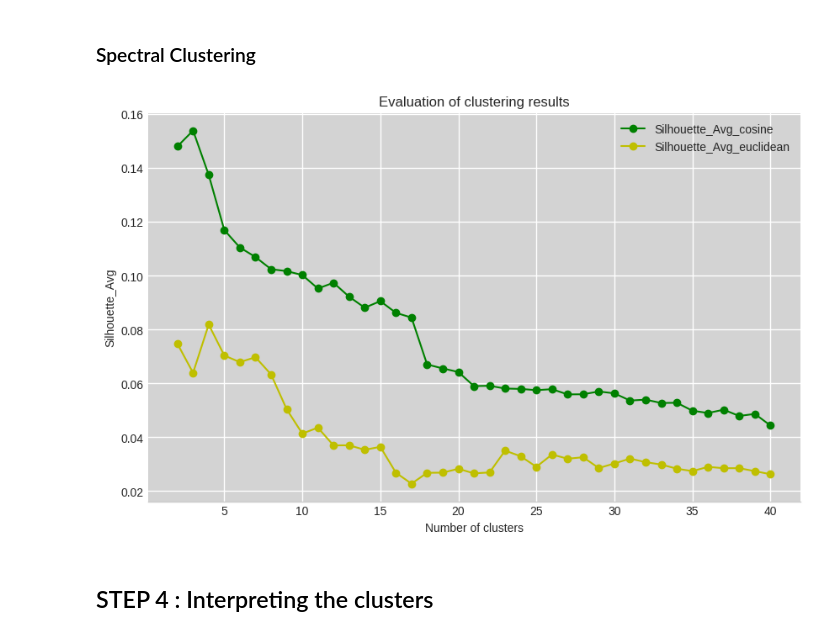
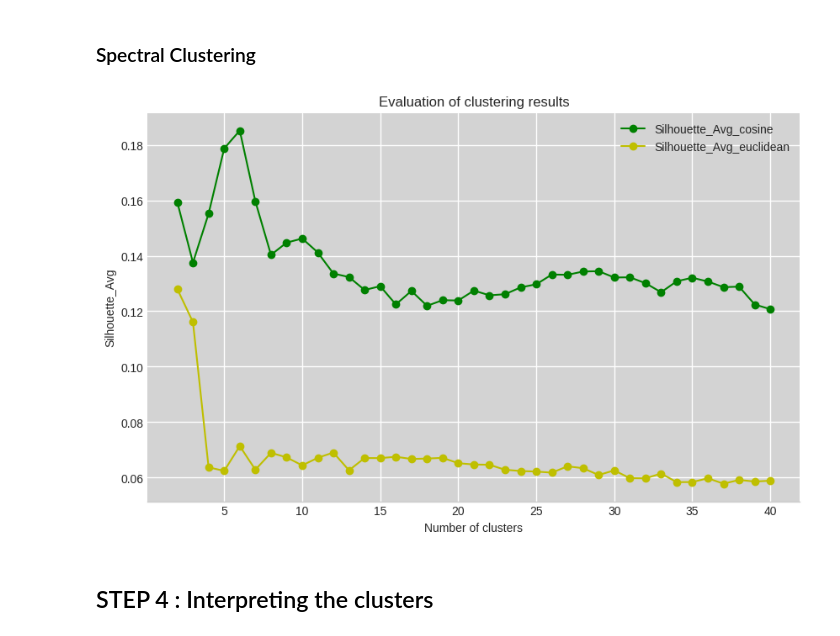
Before and after one commit to Geunhyeong-Han/shs-literature-text-mining, a Jupyter notebook: main.ipynb, the cells around one changed output. Cells and saved outputs as stored; diff of their text form; code cells hidden in the pictures.

```diff
--- a/main.ipynb
+++ b/main.ipynb
@@ -533,9 +512,6 @@ from collections import defaultdict
 # memory issue
 tfidf_matrix = tfidf_matrix.astype('float32')
 tfidf_matrix_transposed = tfidf_matrix.T.toarray()
-
-union_keywords_set = None
-intersection_keywords_set = None
 
 keyword_frequency = defaultdict(int)
 
@@ -559,27 +535,4 @@ for i in range(10):
 
     print((df_clustered_keywords['cluster'].value_counts()))
     print(f"{i + 1}번째 시행 클러스터 속 데이터 갯수:", len(max_data_pointer_cluster))
-
-    if i == 0:
-        union_keywords_set=set(max_data_pointer_cluster)
-        intersection_keywords_set=set(max_data_pointer_cluster)
-
-    else:
-        union_keywords_set=union_keywords_set.union(set(max_data_pointer_cluster))
-        intersection_keywords_set=intersection_keywords_set.intersection(set(max_data_pointer_cluster))
-
-extract_union_list = list(union_keywords_set)
-extract_intersection_list = list(intersection_keywords_set)
-
-select_union_list = [keyword for keyword in selected_keywords if keyword not in extract_union_list]
-select_intersection_list = [keyword for keyword in selected_keywords if keyword not in extract_intersection_list]
-
-
-print("전체 키워드 갯수", len(selected_keywords))
-print(" ")
-print("합집합인 경우 Type 2", len(select_union_list))
-print("합집합인 경우 Type 1 & 3 :", len(extract_union_list))
-print(" ")
-print("교집합인 경우 Type 2", len(select_intersection_list))
-print("교집합인 경우 Type 1 & 3 :", len(extract_intersection_list))
 # %% [output]
@@ -629,3 +616,3 @@ plt.show()
 # %%
-extract_intersection_list = [k for k, v in keyword_frequency.items() if v >= 9]
-select_keywords_list = [keyword for keyword in selected_keywords if keyword not in extract_intersection_list]
+temp_keywords = [k for k, v in keyword_frequency.items() if v >= 9]
+core_keywords = [keyword for keyword in selected_keywords if keyword not in temp_keywords]
@@ -736,6 +707,6 @@ plt.show()
 # %% [markdown]
 ### Principal component analysis(PCA)
 # %%
-vectorizer = TfidfVectorizer(vocabulary=select_keywords_list, sublinear_tf =  True)
+vectorizer = TfidfVectorizer(vocabulary=core_keywords)
 tfidf_matrix = vectorizer.fit_transform(df['corpus'])
 # %%
@@ -767,8 +734,8 @@ Number of components for 95% variance: 1091
 ### Spectral Clustering
 # %%
 # find optimal cluster numbers
-svd = TruncatedSVD(n_components=n_components)
-tfidf_matrix_svd = svd.fit_transform(tfidf_matrix)
+# svd = TruncatedSVD(n_components=n_components)
+# tfidf_matrix_svd = svd.fit_transform(tfidf_matrix)
 
 metrics = ['cosine', 'euclidean']
 cluster_range = range(2, 41)
@@ -780,52 +747,52 @@ for metric in metrics:
 
     if metric == 'cosine':
         affinity = 'precomputed'
-        sim_matrix = cosine_similarity(tfidf_matrix_svd)
+        sim_matrix = cosine_similarity(tfidf_matrix)
 
     elif metric == 'euclidean':
-        affinity = 'nearest_neighbors'
-        distance_matrix = euclidean_distances(tfidf_matrix_svd)
+        affinity = 'precomputed'
+        distance_matrix = euclidean_distances(tfidf_matrix)
         sigma = np.mean(distance_matrix)
         sim_matrix = np.exp(-distance_matrix ** 2 / (2.0 * ( sigma ** 2)))
 
     for n_clusters in cluster_range:
         silhouette_avg_list = []
 
-        # Spectral Clustering 실행 (10번 반복)
+        # Spectral Clustering
         for _ in range(10):
             sc = SpectralClustering(n_clusters=n_clusters, affinity = affinity, assign_labels = 'kmeans').fit(sim_matrix)
             labels=sc.labels_
 
             silhouette_avg_list.append(silhouette_score(sim_matrix, labels, metric = metric))
 
         results[metric].append(np.mean(silhouette_avg_list))
 
 plt.style.use('seaborn-whitegrid')
 plt.figure(figsize=(10,6))
 
 plt.gca().spines['right'].set_visible(False)
 plt.gca().spines['top'].set_visible(False)
 plt.gca().spines['left'].set_visible(False)
 
 plt.gca().set_facecolor('lightgray')
 plt.grid(color='white', linestyle='-', linewidth=1)
 
 for metric in metrics:
 
     if metric == 'cosine':
         color = 'g'
     elif metric == 'euclidean':
         color = 'y'
 
     plt.plot(cluster_range, results[metric], label=f'Silhouette_Avg_{metric}', marker='o', color = color)
 
 plt.title('Evaluation of clustering results')
 plt.xlabel('Number of clusters')
 plt.ylabel('Silhouette_Avg')
 plt.legend()
 plt.show()
 # %% [output]
-[figure, old version]
+[figure, new version]
 # %% [markdown]
 ## STEP 4 : Interpreting the clusters
 # %% [markdown]
```
Also changed, not shown: parts of 43 cells of this notebook.
